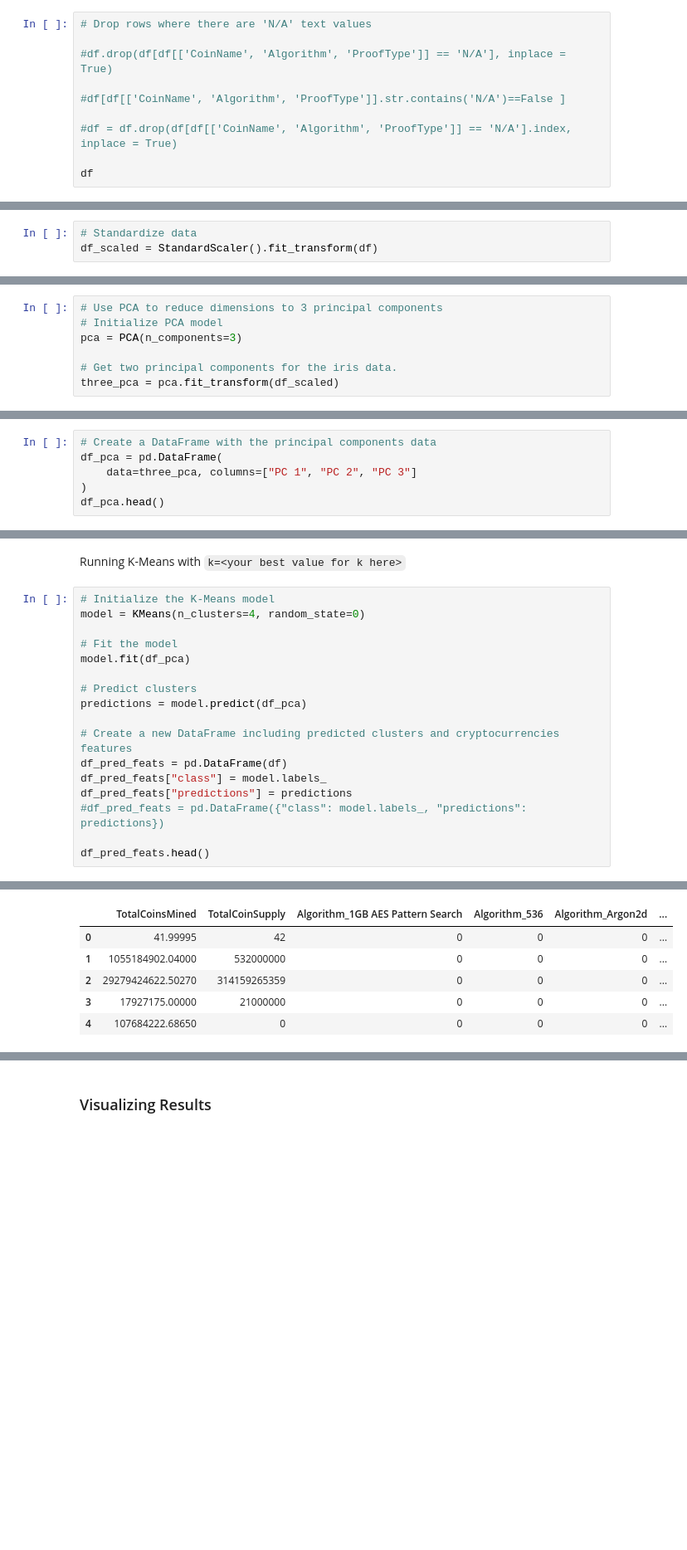
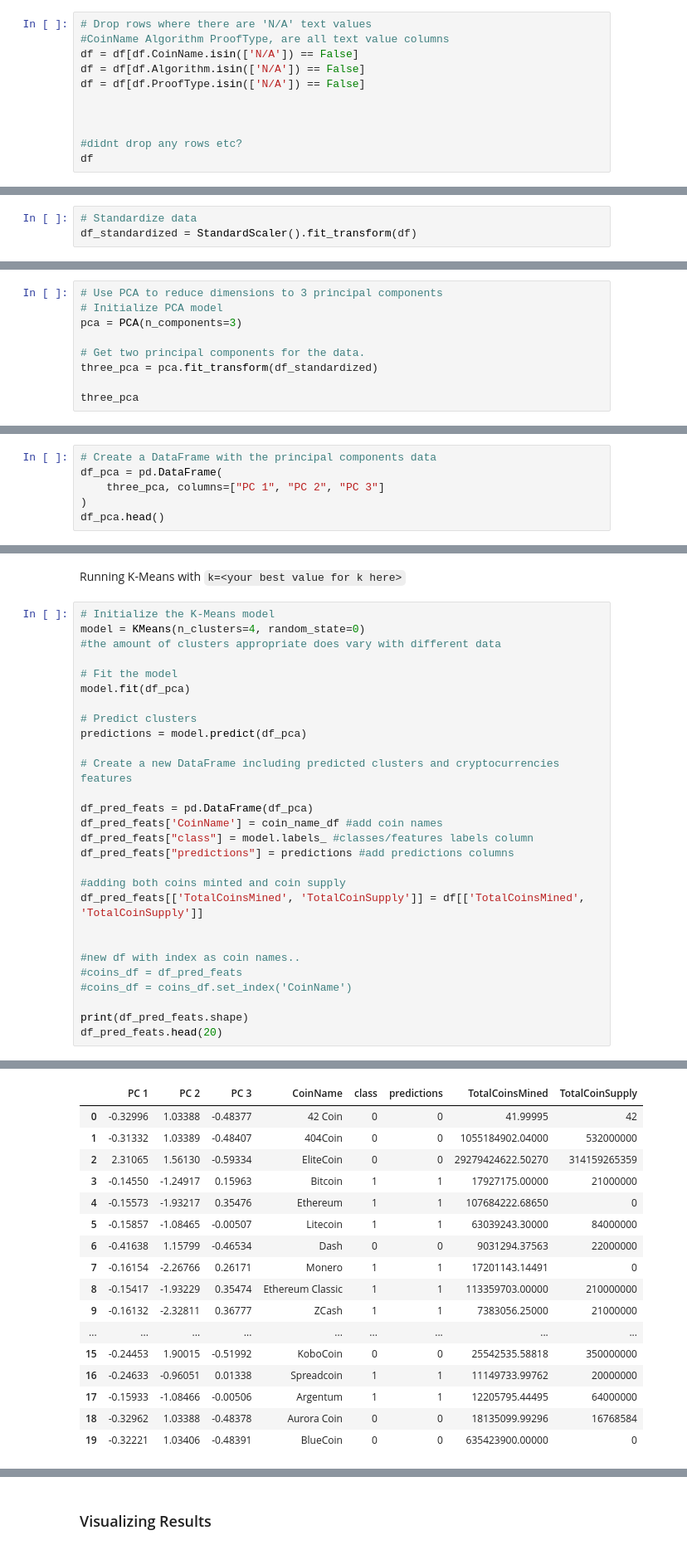
Before and after one commit to keanumanson/AWS-Homework, a Jupyter notebook: Starter_Files/crypto_clustering.ipynb, the cells around one changed output, grey strips where cells are left out. Shown at 83% size. Drawn from its saved outputs; the diff is of its cells as text; blank space fills up the shorter version.

```diff
--- a/Starter_Files/crypto_clustering.ipynb
+++ b/Starter_Files/crypto_clustering.ipynb
@@ -178,13 +182,14 @@ See the caveats in the documentation: https://pandas.pydata.org/pandas-docs/stab
 532 rows × 5 columns
 # %%
 # Drop rows where there are 'N/A' text values
+#CoinName Algorithm ProofType, are all text value columns
+df = df[df.CoinName.isin(['N/A']) == False]
+df = df[df.Algorithm.isin(['N/A']) == False]
+df = df[df.ProofType.isin(['N/A']) == False]
 
-#df.drop(df[df[['CoinName', 'Algorithm', 'ProofType']] == 'N/A'], inplace = True)
 
-#df[df[['CoinName', 'Algorithm', 'ProofType']].str.contains('N/A')==False ]
 
-#df = df.drop(df[df[['CoinName', 'Algorithm', 'ProofType']] == 'N/A'].index, inplace = True)
-
+#didnt drop any rows etc?
 df
 # %% [output]
 |  | CoinName | Algorithm | ProofType | TotalCoinsMined | TotalCoinSupply |
@@ -257,7 +261,7 @@ df
 532 rows × 98 columns
 # %%
 # Standardize data
-df_scaled = StandardScaler().fit_transform(df)
+df_standardized = StandardScaler().fit_transform(df)
 # %% [markdown]
 ### Reducing Dimensions Using PCA
 # %%
@@ -265,5 +269,7 @@ df_scaled = StandardScaler().fit_transform(df)
 # Initialize PCA model
 pca = PCA(n_components=3)
 
-# Get two principal components for the iris data.
-three_pca = pca.fit_transform(df_scaled)
+# Get two principal components for the data.
+three_pca = pca.fit_transform(df_standardized)
+
+three_pca
@@ -270,7 +284,7 @@ three_pca = pca.fit_transform(df_scaled)
 # %%
 # Create a DataFrame with the principal components data
 df_pca = pd.DataFrame(
-    data=three_pca, columns=["PC 1", "PC 2", "PC 3"]
+    three_pca, columns=["PC 1", "PC 2", "PC 3"]
 )
 df_pca.head()
 # %% [output]
@@ -305,6 +319,7 @@ Running K-Means with `k=<your best value for k here>`
 # %%
 # Initialize the K-Means model
 model = KMeans(n_clusters=4, random_state=0)
+#the amount of clusters appropriate does vary with different data
 
 # Fit the model
 model.fit(df_pca)
@@ -313,10 +328,20 @@ model.fit(df_pca)
 predictions = model.predict(df_pca)
 
 # Create a new DataFrame including predicted clusters and cryptocurrencies features
-df_pred_feats = pd.DataFrame(df)
-df_pred_feats["class"] = model.labels_
-df_pred_feats["predictions"] = predictions
-#df_pred_feats = pd.DataFrame({"class": model.labels_, "predictions": predictions})
 
-df_pred_feats.head()
+df_pred_feats = pd.DataFrame(df_pca)
+df_pred_feats['CoinName'] = coin_name_df #add coin names
+df_pred_feats["class"] = model.labels_ #classes/features labels column
+df_pred_feats["predictions"] = predictions #add predictions columns
+
+#adding both coins minted and coin supply
+df_pred_feats[['TotalCoinsMined', 'TotalCoinSupply']] = df[['TotalCoinsMined', 'TotalCoinSupply']]
+
+
+#new df with index as coin names..
+#coins_df = df_pred_feats
+#coins_df = coins_df.set_index('CoinName')
+
+print(df_pred_feats.shape)
+df_pred_feats.head(20)
 # %% [output]
@@ -323,6 +349,17 @@ df_pred_feats.head()
-|  | TotalCoinsMined | TotalCoinSupply | Algorithm_1GB AES Pattern Search | Algorithm_536 | Algorithm_Argon2d | ... |
-| 0 | 41.99995 | 42 | 0 | 0 | 0 | ... |
-| 1 | 1055184902.04000 | 532000000 | 0 | 0 | 0 | ... |
-| 2 | 29279424622.50270 | 314159265359 | 0 | 0 | 0 | ... |
-| 3 | 17927175.00000 | 21000000 | 0 | 0 | 0 | ... |
-| 4 | 107684222.68650 | 0 | 0 | 0 | 0 | ... |
+|  | PC 1 | PC 2 | PC 3 | CoinName | class | predictions | TotalCoinsMined | TotalCoinSupply |
+| 0 | -0.32996 | 1.03388 | -0.48377 | 42 Coin | 0 | 0 | 41.99995 | 42 |
+| 1 | -0.31332 | 1.03389 | -0.48407 | 404Coin | 0 | 0 | 1055184902.04000 | 532000000 |
+| 2 | 2.31065 | 1.56130 | -0.59334 | EliteCoin | 0 | 0 | 29279424622.50270 | 314159265359 |
+| 3 | -0.14550 | -1.24917 | 0.15963 | Bitcoin | 1 | 1 | 17927175.00000 | 21000000 |
+| 4 | -0.15573 | -1.93217 | 0.35476 | Ethereum | 1 | 1 | 107684222.68650 | 0 |
+| 5 | -0.15857 | -1.08465 | -0.00507 | Litecoin | 1 | 1 | 63039243.30000 | 84000000 |
+| 6 | -0.41638 | 1.15799 | -0.46534 | Dash | 0 | 0 | 9031294.37563 | 22000000 |
+| 7 | -0.16154 | -2.26766 | 0.26171 | Monero | 1 | 1 | 17201143.14491 | 0 |
+| 8 | -0.15417 | -1.93229 | 0.35474 | Ethereum Classic | 1 | 1 | 113359703.00000 | 210000000 |
+| 9 | -0.16132 | -2.32811 | 0.36777 | ZCash | 1 | 1 | 7383056.25000 | 21000000 |
+| ... | ... | ... | ... | ... | ... | ... | ... | ... |
+| 15 | -0.24453 | 1.90015 | -0.51992 | KoboCoin | 0 | 0 | 25542535.58818 | 350000000 |
+| 16 | -0.24633 | -0.96051 | 0.01338 | Spreadcoin | 1 | 1 | 11149733.99762 | 20000000 |
+| 17 | -0.15933 | -1.08466 | -0.00506 | Argentum | 1 | 1 | 12205795.44495 | 64000000 |
+| 18 | -0.32962 | 1.03388 | -0.48378 | Aurora Coin | 0 | 0 | 18135099.99296 | 16768584 |
+| 19 | -0.32221 | 1.03406 | -0.48391 | BlueCoin | 0 | 0 | 635423900.00000 | 0 |
```
Also changed, not shown: parts of 16 cells of this notebook.
